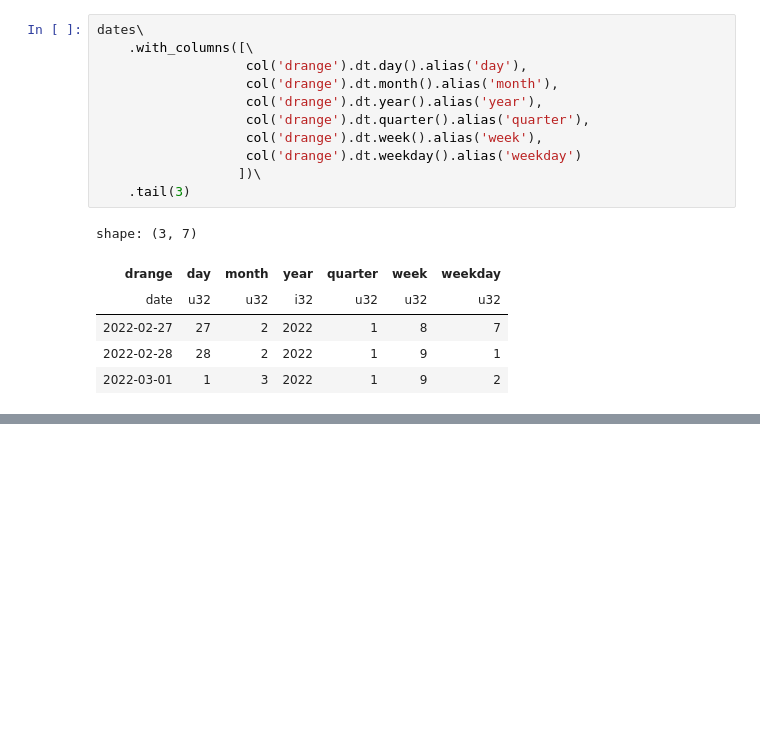
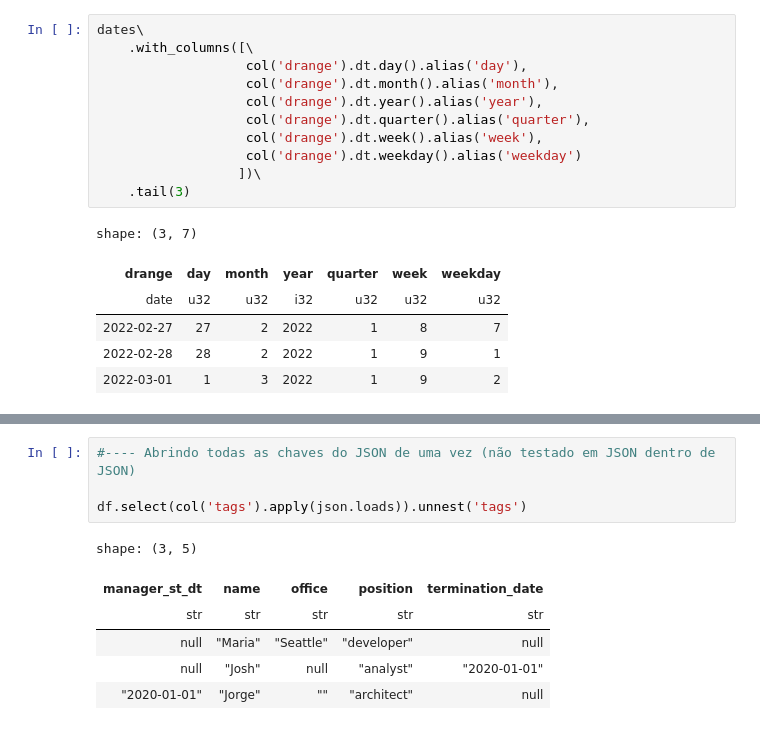
Before and after one commit to barbosarafael/polars_python_test, a Jupyter notebook: 01-notebook/01-polars_notebook.ipynb, the cells around one changed output, grey strips where cells are left out. Saved outputs shown, nothing was run; the diff lists cells and outputs as text; blank space fills up the shorter version.

```diff
--- a/01-notebook/01-polars_notebook.ipynb
+++ b/01-notebook/01-polars_notebook.ipynb
@@ -922,0 +1002,11 @@ shape: (3, 7)
+# %%
+#---- Abrindo todas as chaves do JSON de uma vez (não testado em JSON dentro de JSON)
+
+df.select(col('tags').apply(json.loads)).unnest('tags')
+# %% [output]
+shape: (3, 5)
+| manager_st_dt | name | office | position | termination_date |
+| str | str | str | str | str |
+| null | "Maria" | "Seattle" | "developer" | null |
+| null | "Josh" | null | "analyst" | "2020-01-01" |
+| "2020-01-01" | "Jorge" | "" | "architect" | null |
```
Also changed, not shown: parts of 13 cells of this notebook, 4 other files.
